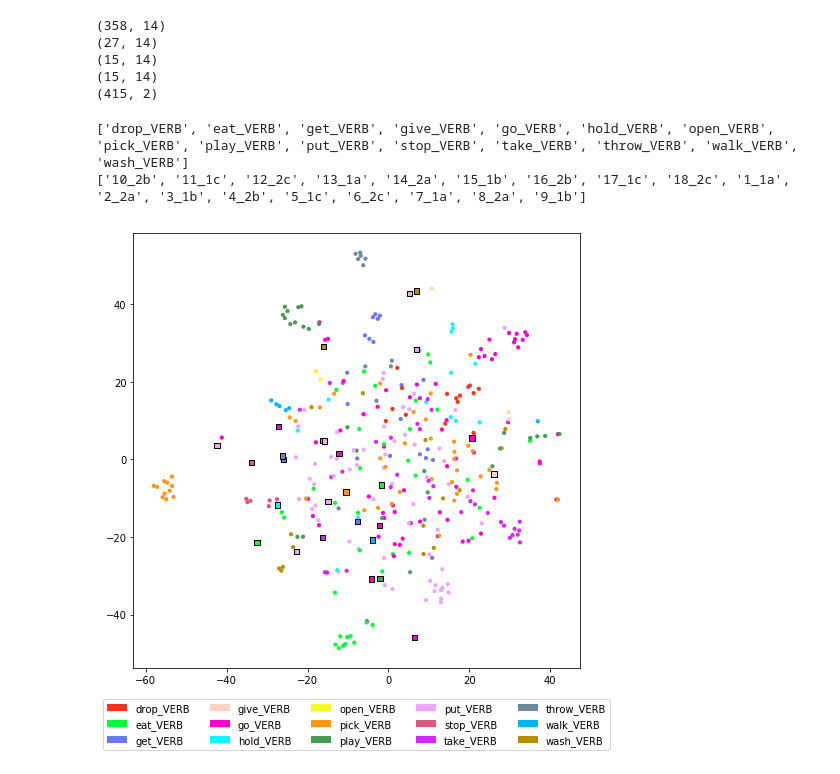
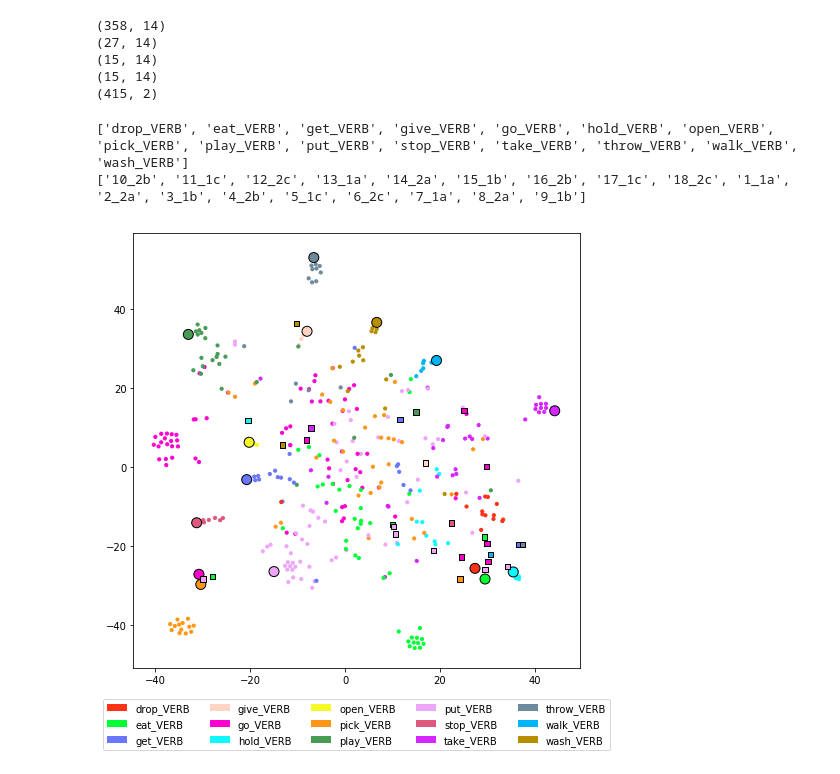
Before and after one commit to epavlick/gaila, a Jupyter notebook: site_visit/analysis_site_visit.ipynb, the cells around one changed output. Saved outputs shown, nothing was run; the diff lists cells and outputs as text; code cells hidden in the pictures.

```diff
--- a/site_visit/analysis_site_visit.ipynb
+++ b/site_visit/analysis_site_visit.ipynb
@@ -32,7 +58,10 @@ def prep_data(config, logdir):
     #top_words = ["pick_VERB", "put_VERB", "hold_VERB", "eat_VERB"]
     top_words = get_top_words(config['POS'])
     #top_words = [w for i, w in enumerate(vocab_lsts[1])
-    #             if (w.split('_')[1] == config['POS'] and count_lsts[1][i] >= 30)]
+    #             if (w.split('_')[1] == config['POS'] and count_lsts[1][i] >= 10)]
+    #sorted_words = [w for w, c in sorted(zip(vocab_lsts[1], count_lsts[1]), key=lambda e:e[1], reverse=True)]
+    #sorted_pos = [w for w in sorted_words if (config['POS'] in w) and (w not in top_words)]
+    #top_words += sorted_pos[:15]
 
     _data = [d for d in _data if '%s_%s'%(d['lemma'], d['pos']) in top_words]
     sys.stderr.write("Filtered Data: %d items\n"%len(_data))
@@ -63,7 +92,7 @@ def filter_and_dedup(X, y, meta, top_words):
     dedup = []
     seen = set()
     for i, (mm, yy) in enumerate(zip(m_filt, y_filt)):
-        part, task, steps = mm.split()
+        part, task, step, steps = mm.split()
         if (part, task, yy) not in seen:
             seen.add((part, task, yy))
             dedup.append(i)
@@ -482,7 +566,7 @@ config['MODE'] = 'raw'
 config['LOG'] = True
 config['DATA'] = data_file
 config['K'] = 5
-config['WINDOW'] = 90 * 5 # 90 = 1 second
+config['WINDOW'] = int(round(90 * 5)) # 90 = 1 second
 config['FEATURES'] = [
                     'rel_pos_se',
                     'rel_st_mx',
@@ -496,6 +580,9 @@ config['FEATURES'] = [
 
                     'rel_vel_avg',
                     'vel_avg',
+
+                    'dist_to_rhand',
+                    'dist_to_lhand',
                 ]
 config['MOST_MOVING'] = True
 config['OBJS'] = ['RightHand', 'LeftHand', 'Head']
@@ -546,12 +633,13 @@ config['DIM'] = 50
 config['SUP'] = True
 
 if config['RED'] == True:
-    X_train, X_dev, X_test = reduce_mats(
+    trained_reducer = reduce_mats(
                 train_tup, dev_tup, test_tup,
                 dim=config['DIM'], supervised=config['SUP'])
+    X_train = trained_reducer.transform(X_train)
+    X_dev = trained_reducer.transform(X_dev)
     train_tup = (X_train, train_tup[1], train_tup[2])
     dev_tup = (X_dev, dev_tup[1], dev_tup[2])
-    test_tup = (X_test, test_tup[1], test_tup[2])
     print("X_train_red:", X_train.shape)
     print("X_dev_red:", X_dev.shape)
 
@@ -582,0 +671,17 @@ Macro Avg. MRR: 0.24    0.27
+# %%
+blind_X, blind_y, blind_meta = eval_on_random(config, spatial_data, vocab_lsts, count_lsts)
+if config['RED'] == True:
+    blind_X = trained_reducer.transform(blind_X)
+
+outfile = open('%s/blind_eval.txt'%repdir, 'w')
+
+sims = cosine_similarity(blind_X, avg_train)
+for i in range(len(blind_meta)):
+
+    max_idxs = [e for e in reversed(sims[i, :].argsort())] # to get descending order
+    plst = []
+    for idx in max_idxs:
+        plst.append('%s=%.04f'%(top_words[idx], sims[i, idx]))
+
+    outfile.write('%s\t%s\t%s\n'%(blind_meta[i], blind_y[i], '\t'.join(plst)))
+outfile.close()
@@ -622,37 +729,37 @@ L = len(color_lst)
 if color_by_word:
     tr_colors = [color_lst[word_order.index(y)%L] for y in y_train]
     dv_colors = [color_lst[word_order.index(y)%L] for y in y_dev]
 else:
     tr_colors = [color_lst[part_order.index(p.split()[0])%L] for p in m_train]
     dv_colors = [color_lst[part_order.index(p.split()[0])%L] for p in m_dev]
 
 plt.scatter(red[:train_end, 0], red[:train_end, 1], s=10, color=tr_colors)
 
 # centroids of train words
-#if color_by_word:
-#    plt.scatter(red[dev_end:avg_train_end, 0], red[dev_end:avg_train_end, 1], s=100,
-#            color=[color_lst[word_order.index(y)%L] for y in top_words], linewidth=1, edgecolor='k')
+if color_by_word:
+    plt.scatter(red[dev_end:avg_train_end, 0], red[dev_end:avg_train_end, 1], s=100,
+            color=[color_lst[word_order.index(y)%L] for y in top_words], linewidth=1, edgecolor='k')
 
 # dev words
 plt.scatter(red[train_end:dev_end, 0], red[train_end:dev_end, 1], s=30, color=dv_colors,
             marker='s', linewidth=1, edgecolor='k')
 
 # centroids of dev words
 #plt.scatter(red[avg_train_end:, 0], red[avg_train_end:, 1], s=50,
 #            color=[color_lst[word_order.index(y)%L] for y in top_words], marker='s', linewidth=1, edgecolor='k')
 
 if color_by_word:
     legend_elements = [Patch(facecolor=color_lst[i%L], label=word_order[i]) for i in range(len(word_order))]
 else:
     legend_elements = [Patch(facecolor=color_lst[i%L], label=part_order[i]) for i in range(len(part_order))]
 plt.legend(handles=legend_elements, loc='lower center', ncol=5, bbox_to_anchor=(0.5, -0.2))
 
 plt.savefig("%s/big_scatter.pdf"%figdir, bbox_inches='tight')
 plt.show()
 # %% [output]
 ['drop_VERB', 'eat_VERB', 'get_VERB', 'give_VERB', 'go_VERB', 'hold_VERB', 'open_VERB', 'pick_VERB', 'play_VERB', 'put_VERB', 'stop_VERB', 'take_VERB', 'throw_VERB', 'walk_VERB', 'wash_VERB']
 ['10_2b', '11_1c', '12_2c', '13_1a', '14_2a', '15_1b', '16_2b', '17_1c', '18_2c', '1_1a', '2_2a', '3_1b', '4_2b', '5_1c', '6_2c', '7_1a', '8_2a', '9_1b']
-[figure, old version]
+[figure, new version]
 # %%
 vocab_mat_figures(outpath, 'raw_train', avg_train, top_words, mn, mx, 'png', save=config['LOG'])
 vocab_mat_figures(outpath, 'raw_dev', avg_dev, top_words, mn, mx, 'png', save=config['LOG'])
```
Also changed, not shown: parts of 9 cells of this notebook, 1 other file.
